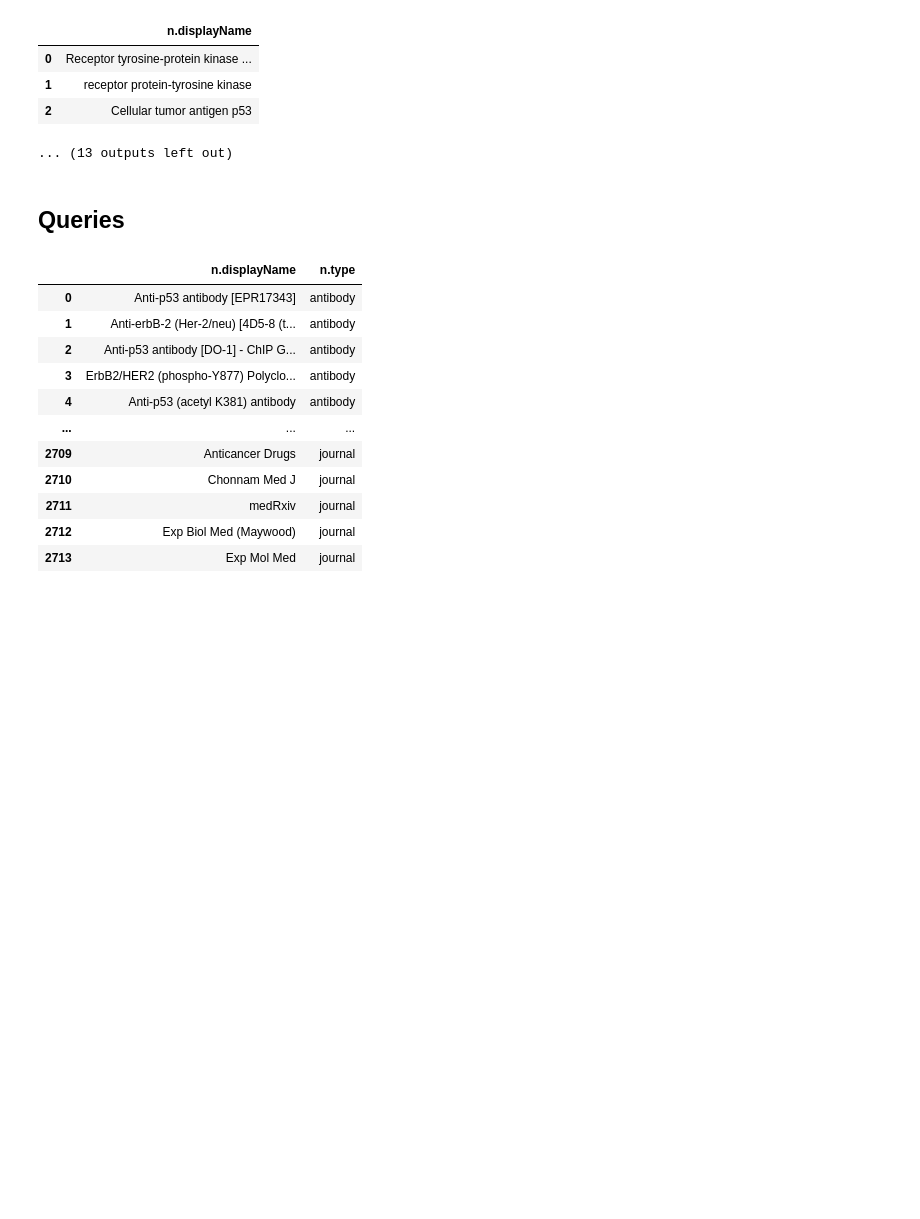
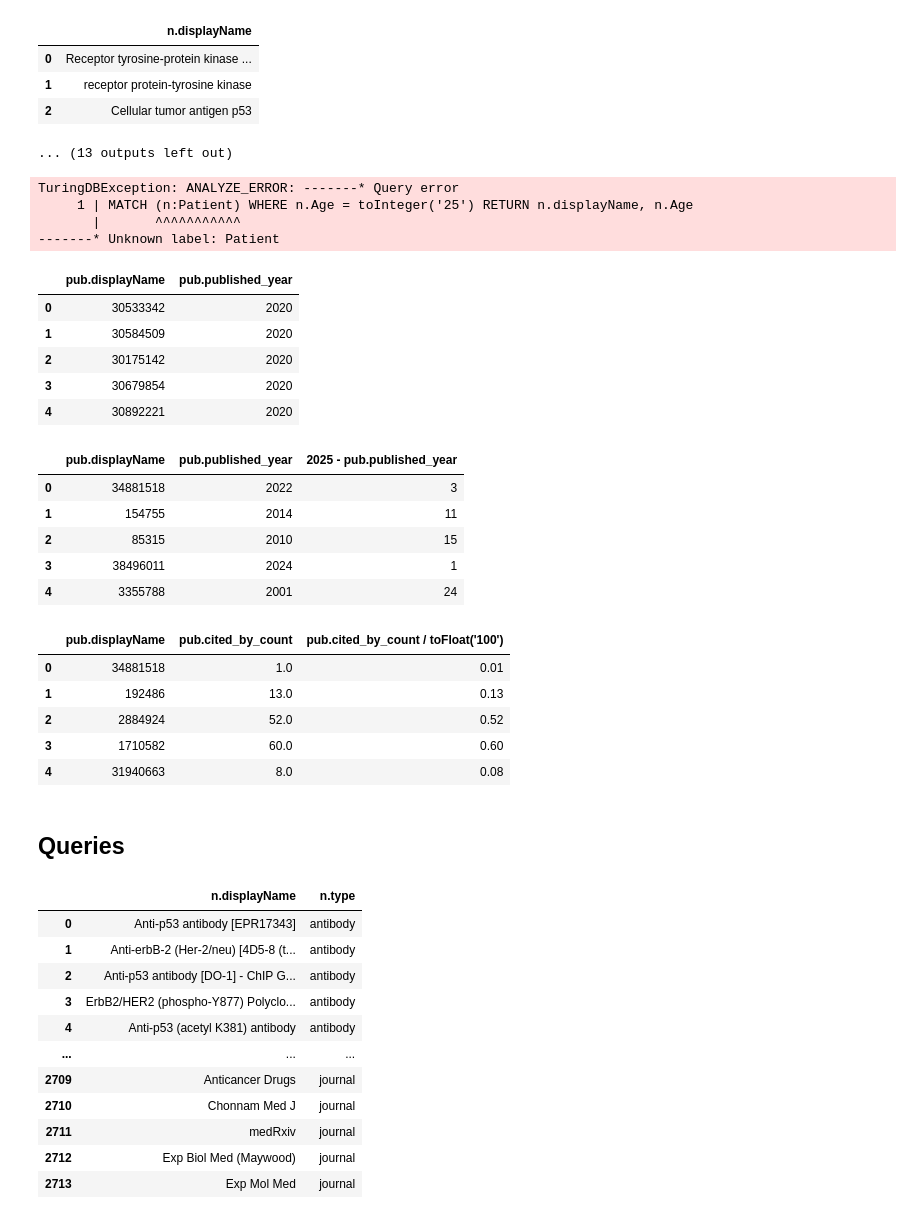
Before and after one commit to turing-db/turingdb-examples, a Jupyter notebook: examples/notebooks/public_version/CiteAb_antibody_data.ipynb, the cells around one changed output. Drawn from its saved outputs; the diff is of its cells as text; code cells hidden in the pictures; blank space fills up the shorter version.

```diff
--- a/examples/notebooks/public_version/CiteAb_antibody_data.ipynb
+++ b/examples/notebooks/public_version/CiteAb_antibody_data.ipynb
@@ -1045,6 +1045,63 @@ label: Target
 | 1 | receptor protein-tyrosine kinase |
 | 2 | Cellular tumor antigen p53 |
 ... (13 outputs left out)
+# %%
+# labels(n) in RETURN
+client.query("MATCH (n)-[r]->(m) RETURN labels(n), n.displayName, labels(m), m.displayName LIMIT 10")
+
+# toInteger() — string-to-int conversion in WHERE and RETURN
+client.query("MATCH (n:Patient) WHERE n.Age = toInteger('25') RETURN n.displayName, n.Age")
+
+# toFloat() — arithmetic with type conversion
+client.query("MATCH (n:Patient) RETURN n.displayName, n.`Billing Amount` + toFloat('500.0') LIMIT 10")
+# %% [output]
+TuringDBException: ANALYZE_ERROR: -------* Query error
+     1 | MATCH (n:Patient) WHERE n.Age = toInteger('25') RETURN n.displayName, n.Age
+       |       ^^^^^^^^^^^
+-------* Unknown label: Patient
+# %%
+# 1. toInteger() in WHERE — filter publications by year passed as string
+display(client.query("""
+    MATCH (pub:Publication)
+    WHERE pub.published_year = toInteger('2020')
+    RETURN pub.displayName, pub.published_year
+    LIMIT 5
+"""))
+
+# 2. toInteger() in arithmetic — years since publication
+display(client.query("""
+    MATCH (pub:Publication)
+    WHERE pub.published_year > 0
+    RETURN pub.displayName, pub.published_year, 2025 - pub.published_year
+    LIMIT 5
+"""))
+
+# 3. toFloat() in arithmetic — normalise citation count
+display(client.query("""
+    MATCH (pub:Publication)
+    WHERE pub.cited_by_count > 0
+    RETURN pub.displayName, pub.cited_by_count, pub.cited_by_count / toFloat('100')
+    LIMIT 5
+"""))
+# %% [output]
+|  | pub.displayName | pub.published_year |
+| 0 | 30533342 | 2020 |
+| 1 | 30584509 | 2020 |
+| 2 | 30175142 | 2020 |
+| 3 | 30679854 | 2020 |
+| 4 | 30892221 | 2020 |
+|  | pub.displayName | pub.published_year | 2025 - pub.published_year |
+| 0 | 34881518 | 2022 | 3 |
+| 1 | 154755 | 2014 | 11 |
+| 2 | 85315 | 2010 | 15 |
+| 3 | 38496011 | 2024 | 1 |
+| 4 | 3355788 | 2001 | 24 |
+|  | pub.displayName | pub.cited_by_count | pub.cited_by_count / toFloat('100') |
+| 0 | 34881518 | 1.0 | 0.01 |
+| 1 | 192486 | 13.0 | 0.13 |
+| 2 | 2884924 | 52.0 | 0.52 |
+| 3 | 1710582 | 60.0 | 0.60 |
+| 4 | 31940663 | 8.0 | 0.08 |
 # %% [markdown]
 ## Queries
 # %%
```
Also changed, not shown: parts of 11 cells of this notebook, 2 other files.
